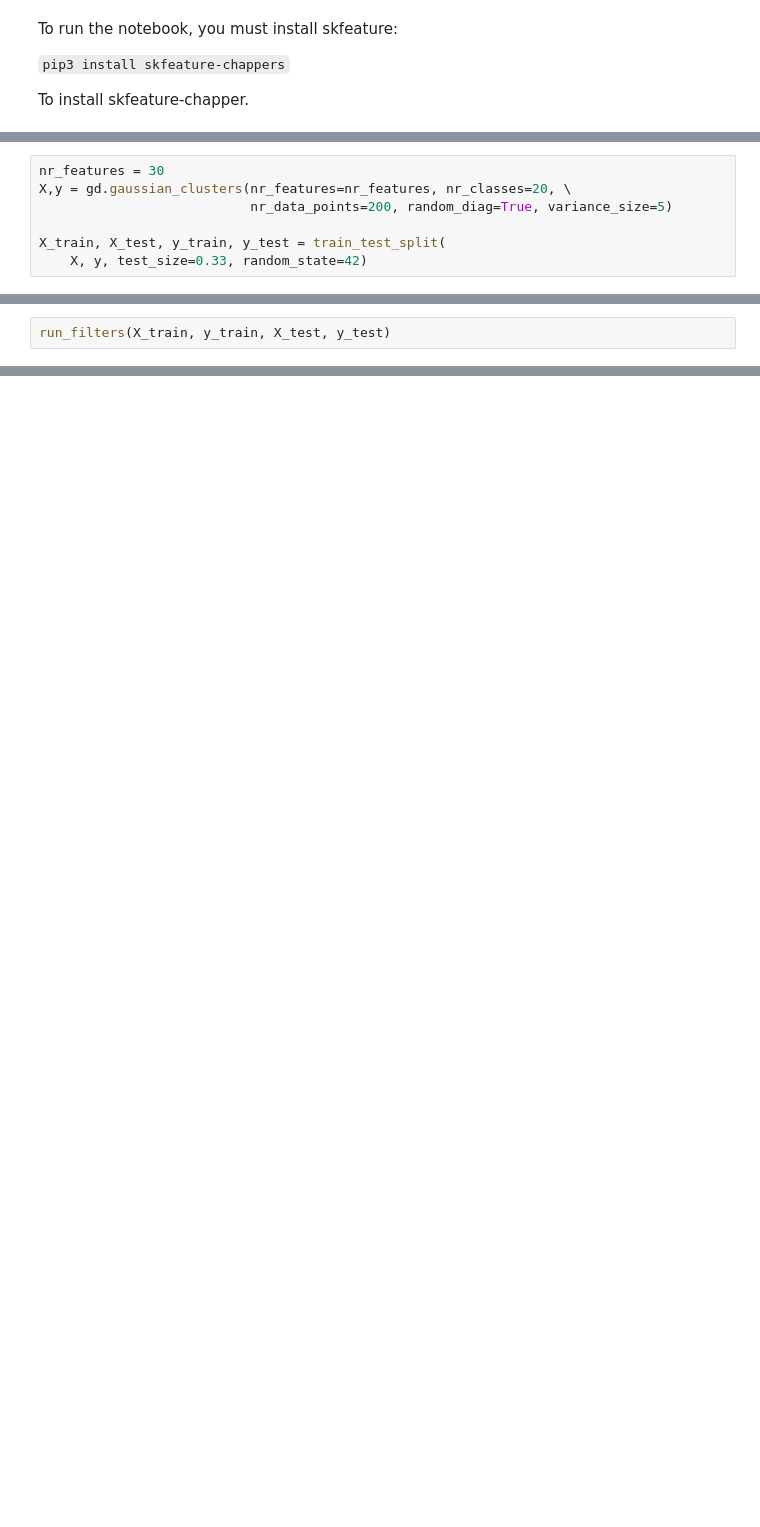
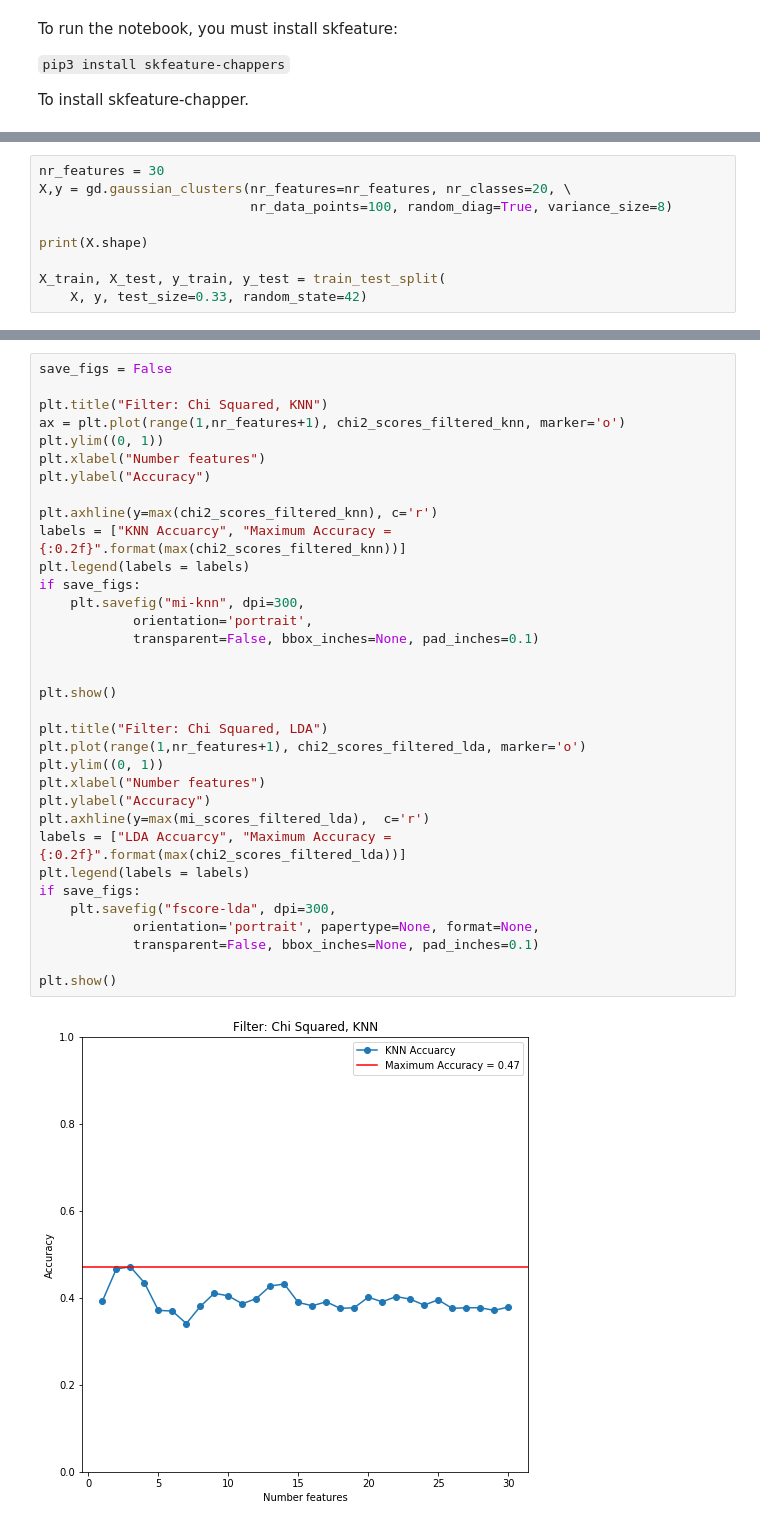
Before and after one commit to sebastiandro/MVE440-Project-3, a Jupyter notebook: SebastianN_filtering.ipynb, the cells around one changed output, grey strips where cells are left out. Saved outputs shown, nothing was run; the diff lists cells and outputs as text; blank space fills up the shorter version.

```diff
--- a/SebastianN_filtering.ipynb
+++ b/SebastianN_filtering.ipynb
@@ -22,7 +26,9 @@ warnings.filterwarnings('ignore')
 # %%
 nr_features = 30
 X,y = gd.gaussian_clusters(nr_features=nr_features, nr_classes=20, \
-                           nr_data_points=200, random_diag=True, variance_size=5)
+                           nr_data_points=100, random_diag=True, variance_size=8)
+
+print(X.shape)
 
 X_train, X_test, y_train, y_test = train_test_split(
     X, y, test_size=0.33, random_state=42)
@@ -29,2 +36,0 @@ X_train, X_test, y_train, y_test = train_test_split(
-# %%
-run_filters(X_train, y_train, X_test, y_test)
@@ -131,0 +162,36 @@ LDA Unfiltered Score: 0.3871, LDA Filtered Score: 0.1788
+# %%
+save_figs = False
+
+plt.title("Filter: Chi Squared, KNN")
+ax = plt.plot(range(1,nr_features+1), chi2_scores_filtered_knn, marker='o')
+plt.ylim((0, 1))
+plt.xlabel("Number features")
+plt.ylabel("Accuracy")
+
+plt.axhline(y=max(chi2_scores_filtered_knn), c='r')
+labels = ["KNN Accuarcy", "Maximum Accuracy = {:0.2f}".format(max(chi2_scores_filtered_knn))]
+plt.legend(labels = labels)
+if save_figs:
+    plt.savefig("mi-knn", dpi=300,
+            orientation='portrait',
+            transparent=False, bbox_inches=None, pad_inches=0.1)
+
+
+plt.show()
+
+plt.title("Filter: Chi Squared, LDA")
+plt.plot(range(1,nr_features+1), chi2_scores_filtered_lda, marker='o')
+plt.ylim((0, 1))
+plt.xlabel("Number features")
+plt.ylabel("Accuracy")
+plt.axhline(y=max(mi_scores_filtered_lda),  c='r')
+labels = ["LDA Accuarcy", "Maximum Accuracy = {:0.2f}".format(max(chi2_scores_filtered_lda))]
+plt.legend(labels = labels)
+if save_figs:
+    plt.savefig("fscore-lda", dpi=300,
+            orientation='portrait', papertype=None, format=None,
+            transparent=False, bbox_inches=None, pad_inches=0.1)
+
+plt.show()
+# %% [output]
+[figure, added]
```
Also changed, not shown: parts of 23 cells of this notebook, 2 other files.
